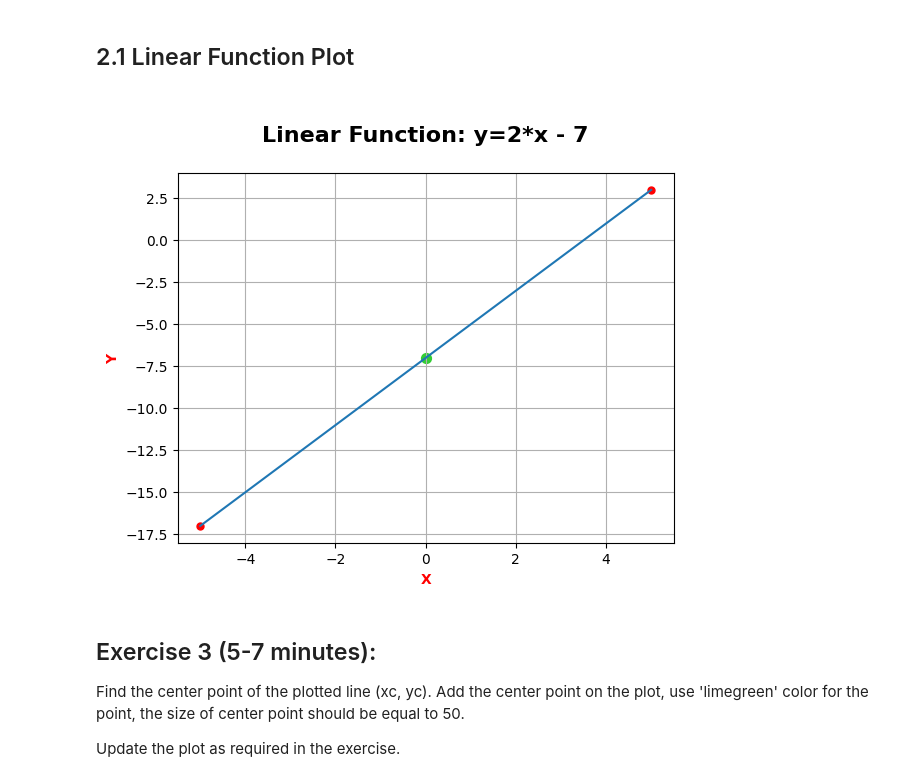
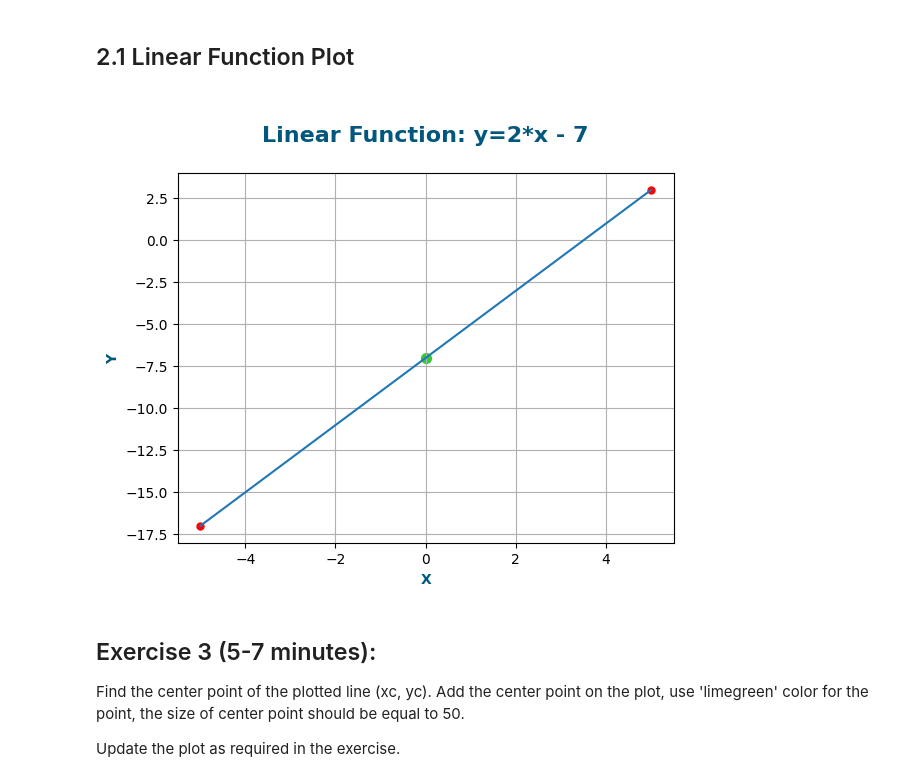
Before and after one commit to DainiusToleikis/DTA, a Jupyter notebook: 01_Numpy_Arrays.ipynb, the cells around one changed output. Cells and saved outputs as stored; diff of their text form; code cells hidden in the pictures.

```diff
--- a/01_Numpy_Arrays.ipynb
+++ b/01_Numpy_Arrays.ipynb
@@ -213,40 +213,42 @@ x = np.linspace(-5, 5, 2)
 #print(x)
 #print(y)
 y = 2 * x - 7
+
+font_color = "#01577d"
 
 # Plot
 plt.plot(x, y)
 
 # Adding points to the plot
 plt.scatter(x, y, color="red", s=25)
 
 # Add center point: To Do
 
 # xc = (x1 - x2)/2
 xc = (x[0] + x[-1]) / 2
 
 # yc = (x1 - x2)/2
 yc = (y[0] + y[-1]) / 2
 
 #print(xc)
 #print(yc)
 
 plt.scatter(xc, yc, color="limegreen", s=50)
 
 # Plot title
-plt.title("\nLinear Function: y=2*x - 7\n", fontsize=16, weight="bold")
+plt.title("\nLinear Function: y=2*x - 7\n", fontsize=16, weight="bold", color=font_color)
 
 # Add axies labels
-plt.xlabel('X', fontsize=10, weight='bold', color='red',)
-plt.ylabel('Y', fontsize=10, weight='bold', color='red')
+plt.xlabel('X', fontsize=10, weight='bold', color=font_color)
+plt.ylabel('Y', fontsize=10, weight='bold', color=font_color)
 
 # Grid
 plt.grid()
 
 # Display plot
 plt.show()
 # %% [output]
-[figure, old version]
+[figure, new version]
 # %% [markdown]
 ## Exercise 3 (5-7 minutes):
 
```
Also changed, not shown: parts of 8 cells of this notebook.
